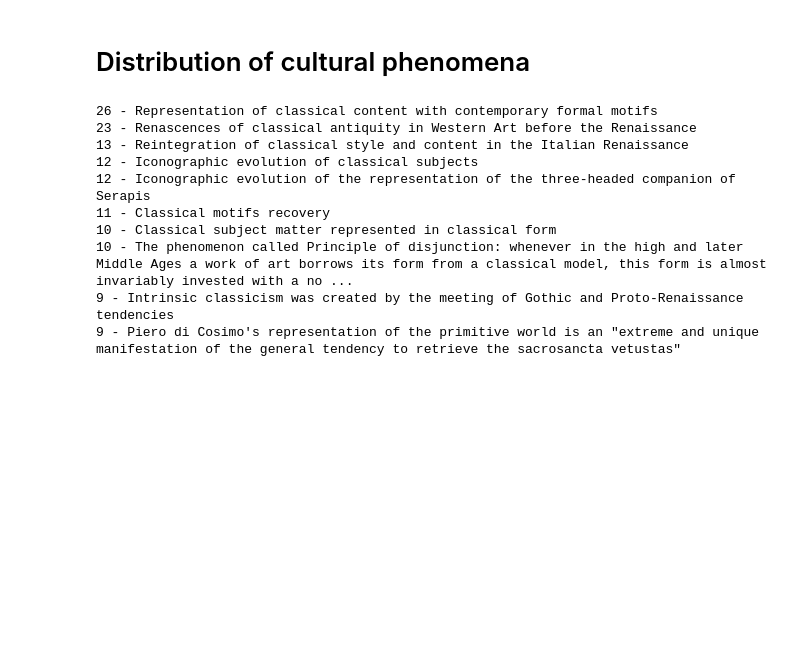
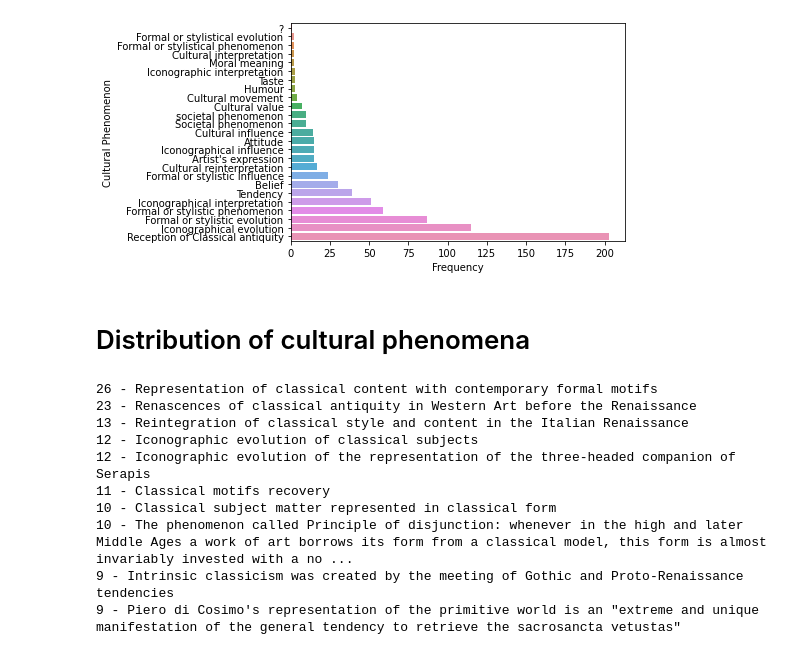
Before and after one commit to SofiBar/IconologyDataset, a Jupyter notebook: CFquery.ipynb, the cells around one changed output. Saved outputs shown, nothing was run; the diff lists cells and outputs as text; code cells hidden in the pictures; blank space fills up the shorter version.

Commit message:
cf query updates

```diff
--- a/CFquery.ipynb
+++ b/CFquery.ipynb
@@ -11,0 +18,31 @@ result = g.parse("25102022output.ttl")
+# %%
+cf_category_frequency = []
+cq1 = '''
+prefix data: <http://icondataset.org/>
+PREFIX icon: <https://w3id.org/icon/ontology/>
+prefix sim: <https://w3id.org/simulation/ontology/>
+prefix dul: <http://www.ontologydesignpatterns.org/ont/dul/DUL.owl#>
+prefix crm: <http://www.cidoc-crm.org/cidoc-crm/>
+
+SELECT DISTINCT ?CFBroaderLabel (count(distinct ?artwork) as ?tot) WHERE {
+  ?iconol icon:aboutWorkOfArt ?artwork;
+  icon:recognizedIntrinsicMeaning ?intrinsic.
+  ?intrinsic icon:recognizedCulturalPhenomenon ?meaning.
+  ?meaning a icon:CulturalPhenomenon; crm:P2_has_type ?CFBroader.
+  ?CFBroader rdfs:label ?CFBroaderLabel .
+}
+GROUP BY ?CFBroaderLabel
+ORDER BY DESC(?tot)
+'''
+
+cq1res = g.query(cq1)
+for row in cq1res:
+    cf_category_frequency.append([str(row[0]), int(row[1])])
+# %%
+df2 = pd.DataFrame(np.array(cf_category_frequency),
+                   columns=['Cultural Phenomenon', 'Frequency'])
+df2['Frequency'] = df2['Frequency'].astype(int)
+result = df2.dtypes
+
+print("Output:")
+print(result)
@@ -11,0 +71,4 @@ result = g.parse("25102022output.ttl")
+# %%
+# df3 = df2.sort_values(by=['Frequency'], ascending=False)
+df3 = df2.sort_index(ascending=False)
+df3
@@ -12,3 +93,8 @@ result = g.parse("25102022output.ttl")
+# %%
+import seaborn as seaborn
+chart = seaborn.barplot(data=df3, x = 'Frequency', y='Cultural Phenomenon')
+# %% [output]
+[figure, added]
 # %% [markdown]
 # Distribution of cultural phenomena
 # %%
```
Also changed, not shown: parts of 22 cells of this notebook.
